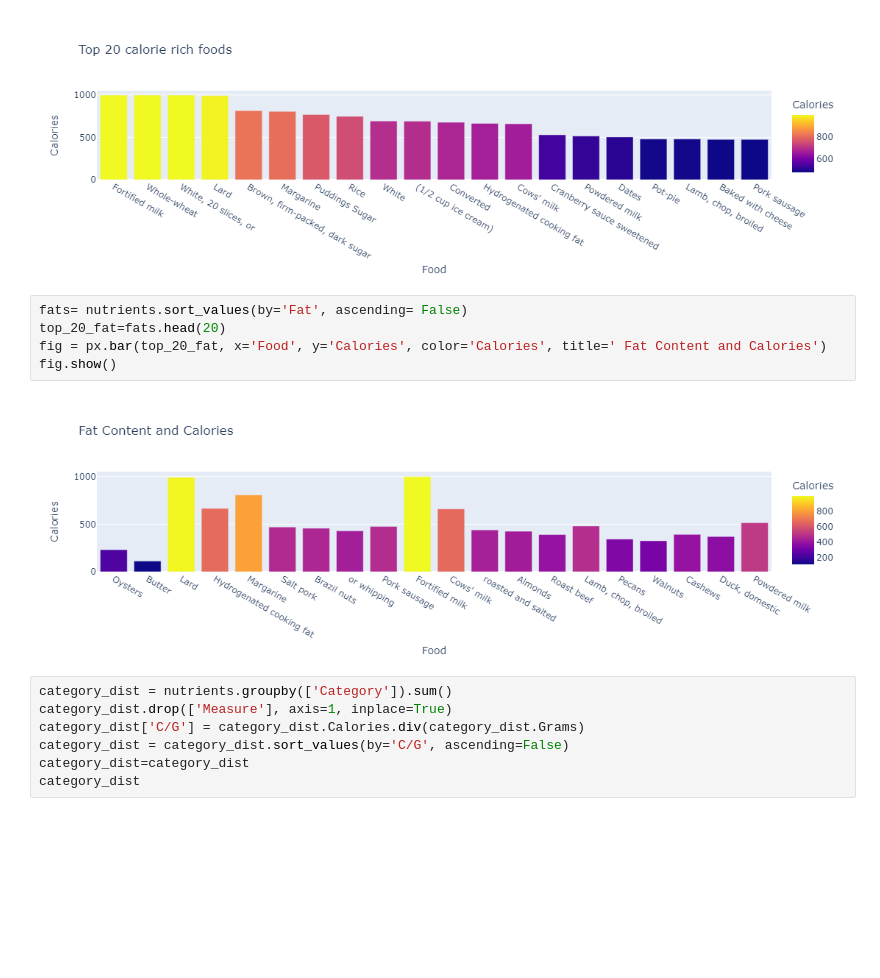
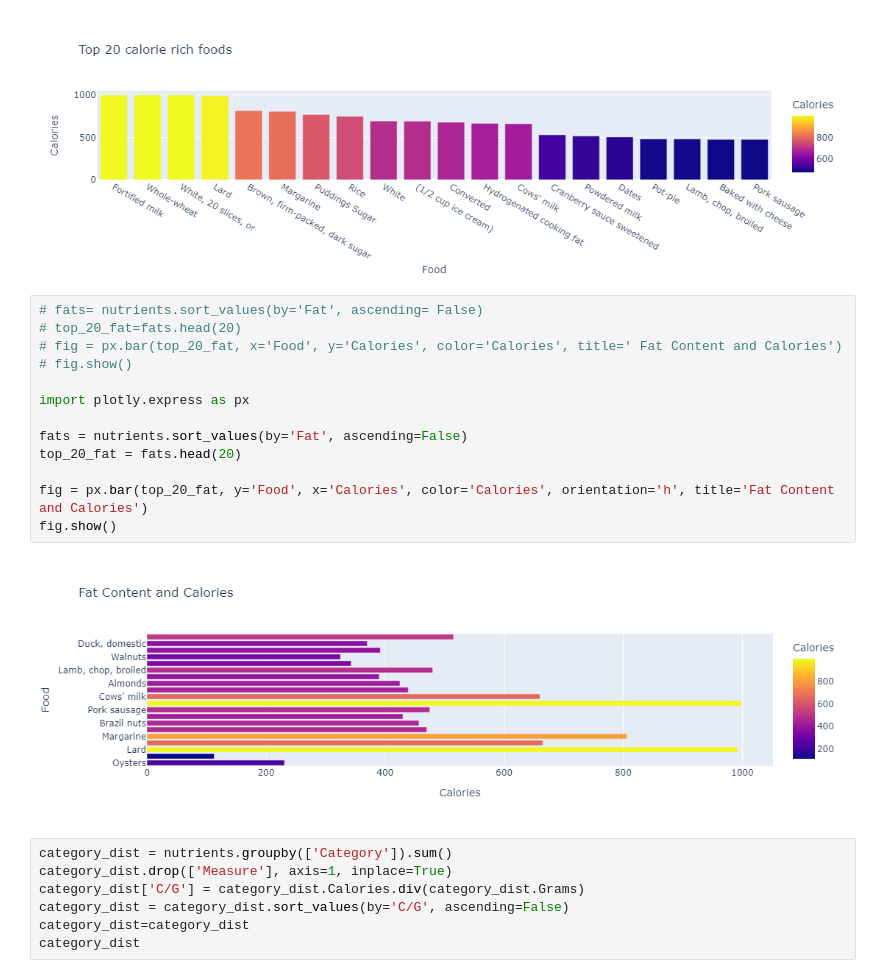
Before and after one commit to imshresth0810/btp, a Jupyter notebook: btp.ipynb, the cells around one changed output. Drawn from its saved outputs; the diff is of its cells as text; blank space fills up the shorter version.

```diff
--- a/btp.ipynb
+++ b/btp.ipynb
@@ -142,12 +152,20 @@ fig.show()
 # %% [output]
 [figure]
 # %%
-fats= nutrients.sort_values(by='Fat', ascending= False)
-top_20_fat=fats.head(20)
-fig = px.bar(top_20_fat, x='Food', y='Calories', color='Calories', title=' Fat Content and Calories')
+# fats= nutrients.sort_values(by='Fat', ascending= False)
+# top_20_fat=fats.head(20)
+# fig = px.bar(top_20_fat, x='Food', y='Calories', color='Calories', title=' Fat Content and Calories')
+# fig.show()
+
+import plotly.express as px
+
+fats = nutrients.sort_values(by='Fat', ascending=False)
+top_20_fat = fats.head(20)
+
+fig = px.bar(top_20_fat, y='Food', x='Calories', color='Calories', orientation='h', title='Fat Content and Calories')
 fig.show()
 # %% [output]
-[figure, old version]
+[figure, new version]
 # %%
 category_dist = nutrients.groupby(['Category']).sum()
 category_dist.drop(['Measure'], axis=1, inplace=True)
```
Also changed, not shown: parts of 2 cells of this notebook, 3 other files.
